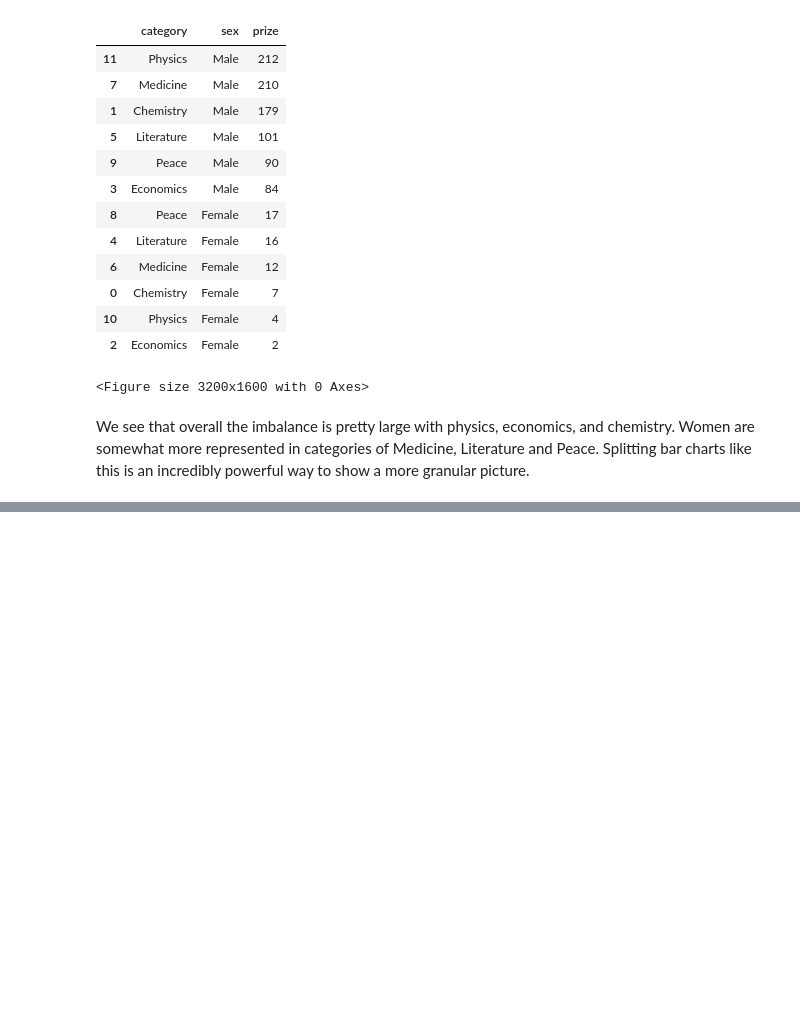
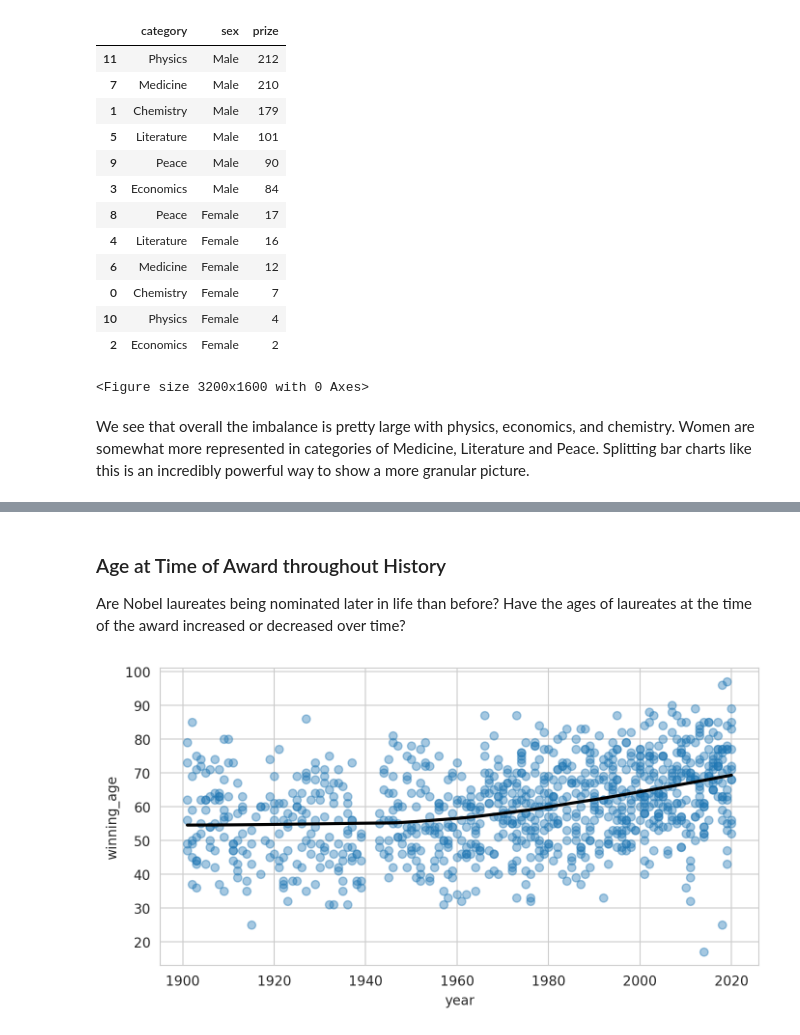
Before and after one commit to muhzinkhan/Nobel-Prize-Analysis-and-Visualization, a Jupyter notebook: Nobel_Prize_Analysis.ipynb, the cells around one changed output, grey strips where cells are left out. Drawn from its saved outputs; the diff is of its cells as text; code cells hidden in the pictures; blank space fills up the shorter version.

```diff
--- a/Nobel_Prize_Analysis.ipynb
+++ b/Nobel_Prize_Analysis.ipynb
@@ -387,0 +746,17 @@ plt.show()
+# %% [markdown]
+### Age at Time of Award throughout History
+
+Are Nobel laureates being nominated later in life than before? Have the ages of laureates at the time of the award increased or decreased over time?
+# %%
+plt.figure(figsize=(8,4), dpi=200)
+with sns.axes_style("whitegrid"):
+    sns.regplot(data=df_data,
+                x='year',
+                y='winning_age',
+                lowess=True,
+                scatter_kws = {'alpha': 0.4},
+                line_kws={'color': 'black'})
+
+plt.show()
+# %% [output]
+[figure, added]
```
Also changed, not shown: parts of 56 cells of this notebook.
